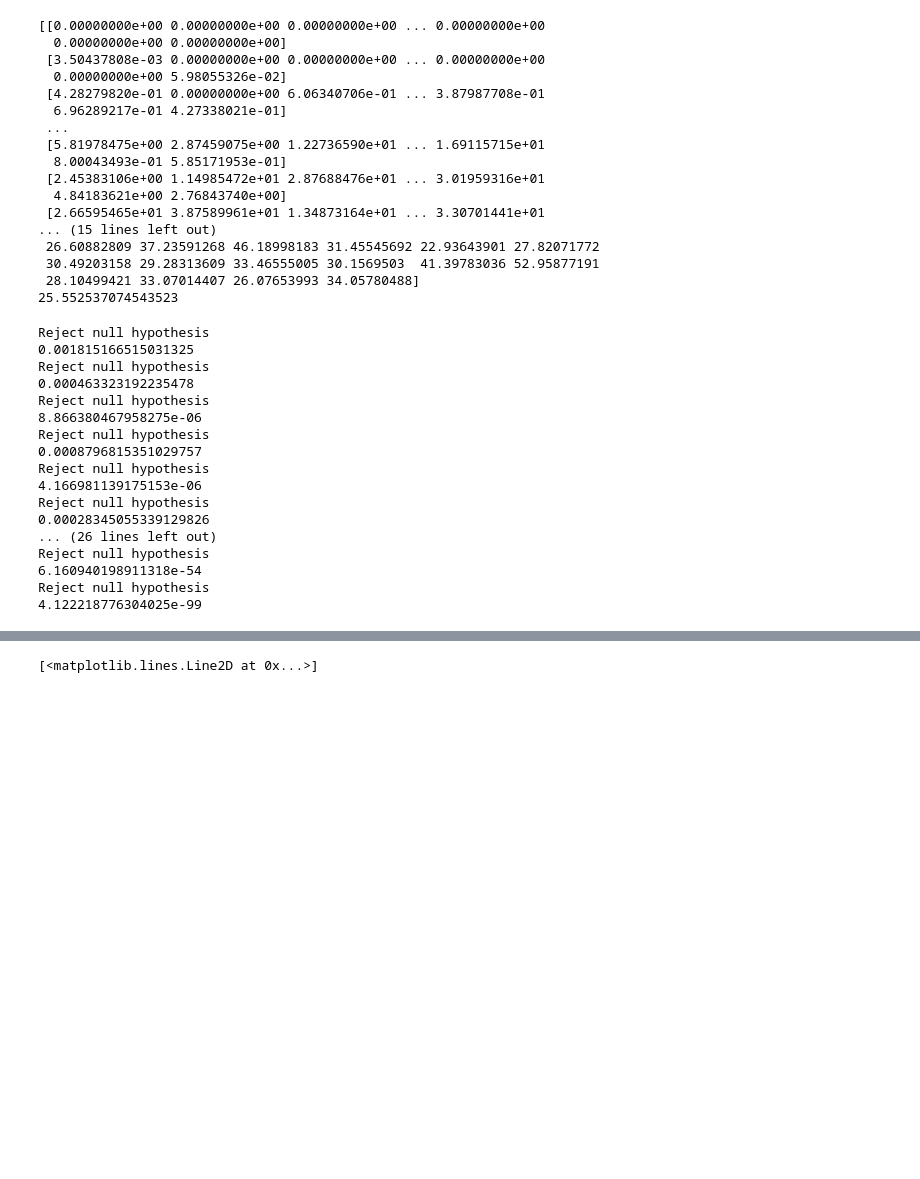
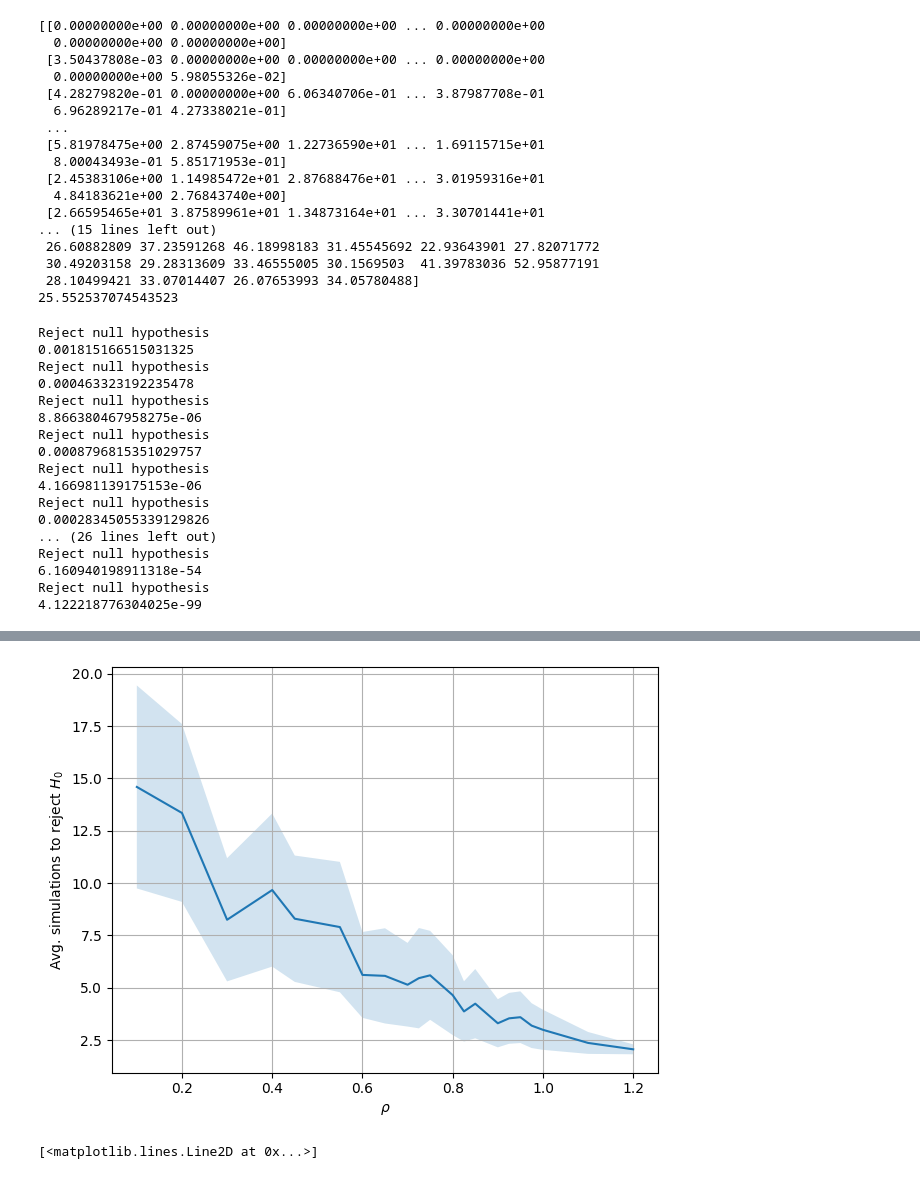
Before and after one commit to gajera-divya/Stochastic_simulations, a Jupyter notebook: SS_Kenia_Divya_Thomas_Assignment2.ipynb, the cells around one changed output, grey strips where cells are left out. Drawn from its saved outputs; the diff is of its cells as text; code cells hidden in the pictures; blank space fills up the shorter version.

```diff
--- a/SS_Kenia_Divya_Thomas_Assignment2.ipynb
+++ b/SS_Kenia_Divya_Thomas_Assignment2.ipynb
@@ -431,3 +353,74 @@ ValueError: a must be 1-dimensional
+# %%
+import pickle
+from scipy import stats
+import numpy as np
+import matplotlib.pyplot as plt
+from matplotlib.animation import FuncAnimation
+import numba
+from tqdm import tqdm
+
+
+@numba.jit(nopython=True)
+def bootstrap(data, replacement, num_samples):
+    """Returns bootstrap sample from data."""
+    idx = np.random.choice(len(data), (num_samples), replace=replacement)
+    return data[idx]
+
+
+def num_sim_for_statistical_significance():
+
+    num_sim_for_rho = np.zeros((len(tem_q_time), 1000))
+
+    for i in tqdm(range(len(tem_q_time))):  # For each rho
+
+        for j in range(1000):
+            rejected = False
+            count = 0
+            while not rejected:
+                count += 1
+                values1 = bootstrap(tem_q_time[i], True, count).flatten()
+                values2 = bootstrap(tem_q_time2[i], True, count).flatten()
+
+                # ALternative = greater means that waiting time t1 > t2
+                t_stat, p_value = stats.ttest_ind(
+                    values1, values2, alternative="greater")
+
+                if p_value < 0.05:
+                    num_sim_for_rho[i, j] = count
+                    rejected = True
+    return num_sim_for_rho
+
+
+# Load the pickle
+with open("MMn_1_server.pkl", "rb") as f:
+    tem_q_time = pickle.load(f)
+
+with open("MMn_2_server.pkl", "rb") as f:
+    tem_q_time2 = pickle.load(f)
+
+RHO = [0.1, 0.2, 0.3, 0.4, 0.45, 0.55, 0.6, 0.65, 0.7, 0.725,
+       0.75, 0.8, 0.825, 0.85, 0.9, 0.925, 0.95, 0.975, 1.0, 1.1, 1.2]
+
+rejection_numbers_per_rho = num_sim_for_statistical_significance()
+
+# Plot the rejection numbers per rho
+# Take mean and fill between std.
+means = [np.mean(x) for x in rejection_numbers_per_rho]
+std = [np.std(x) for x in rejection_numbers_per_rho]
+
+plt.plot(RHO, means)
+plt.fill_between(RHO, np.array(means)-np.array(std),
+                 np.array(means)+np.array(std), alpha=0.2)
+plt.xlabel(r"$\rho$")
+plt.ylabel(r"Avg. simulations to reject $H_0$")
+plt.grid()
+
+plt.tight_layout()
+plt.savefig("bootstrap.png")
+
+plt.show()
+# %% [output]
+[figure, added]
 # %%
 est_mean, est_sojourn, est_service = estimate_waiting_times("MMn", RHO, MU, 1)
 # %%
```
Also changed, not shown: parts of 3 cells of this notebook.
